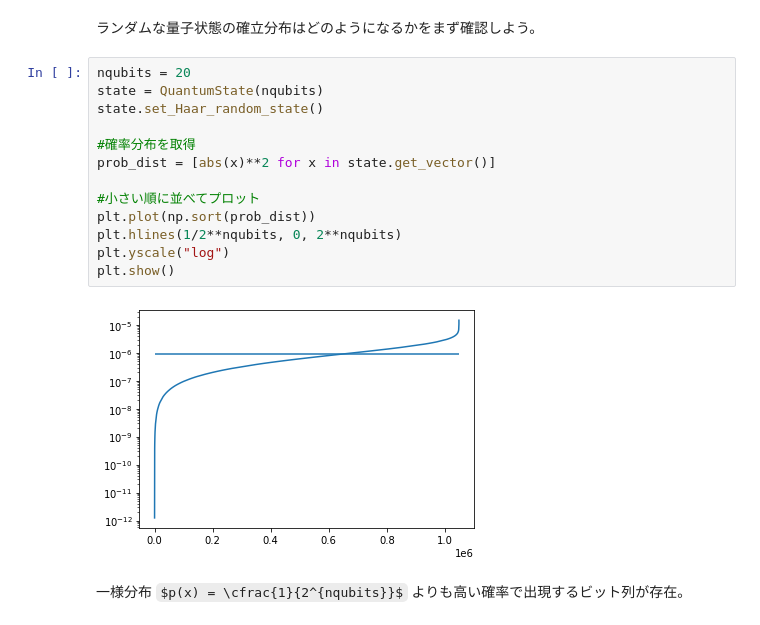
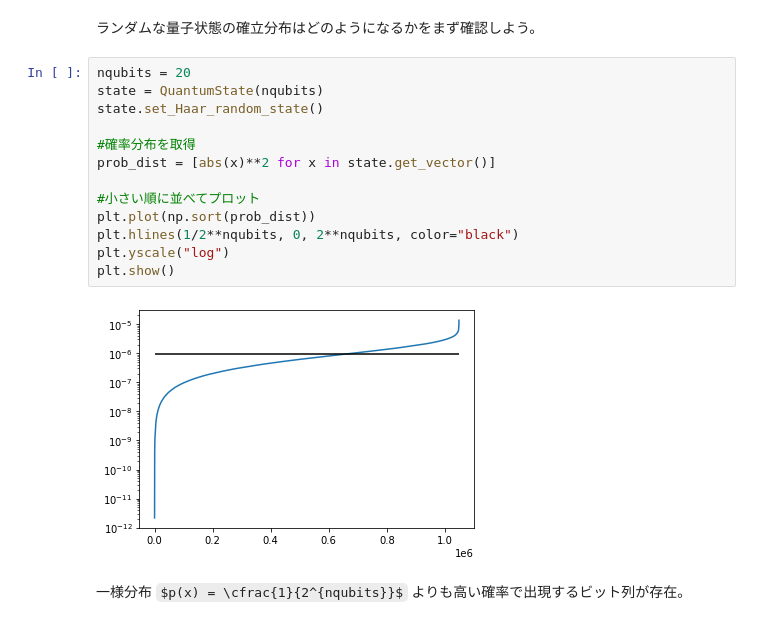
Before and after one commit to Qulacs-Osaka/quantum_software_handson, a Jupyter notebook: doc/source/notebooks/04_QuantumVolume.ipynb, the cells around one changed output. Cells and saved outputs as stored; diff of their text form; some formulas as TeX source.

```diff
--- a/doc/source/notebooks/04_QuantumVolume.ipynb
+++ b/doc/source/notebooks/04_QuantumVolume.ipynb
@@ -23,18 +23,18 @@ from qulacs.circuit import QuantumCircuitOptimizer
 # %%
 nqubits = 20
 state = QuantumState(nqubits)
 state.set_Haar_random_state()
 
 #確率分布を取得
 prob_dist = [abs(x)**2 for x in state.get_vector()]
 
 #小さい順に並べてプロット
 plt.plot(np.sort(prob_dist))
-plt.hlines(1/2**nqubits, 0, 2**nqubits)
+plt.hlines(1/2**nqubits, 0, 2**nqubits, color="black")
 plt.yscale("log")
 plt.show()
 # %% [output]
-[figure, old version]
+[figure, new version]
 # %% [markdown]
 一様分布 $p(x) = \cfrac{1}{2^{nqubits}}$ よりも高い確率で出現するビット列が存在。
 # %% [markdown]
```
Also changed, not shown: parts of 7 cells of this notebook.
